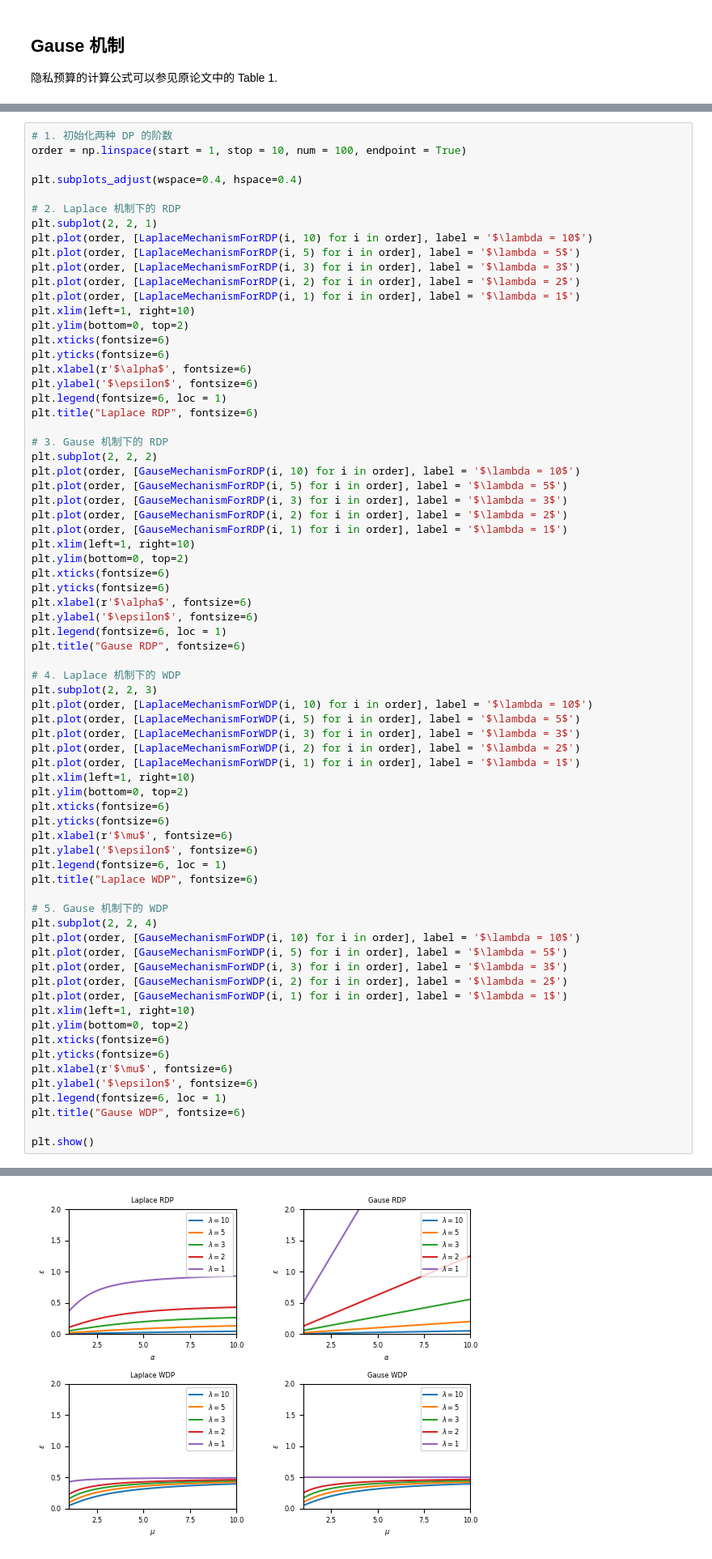
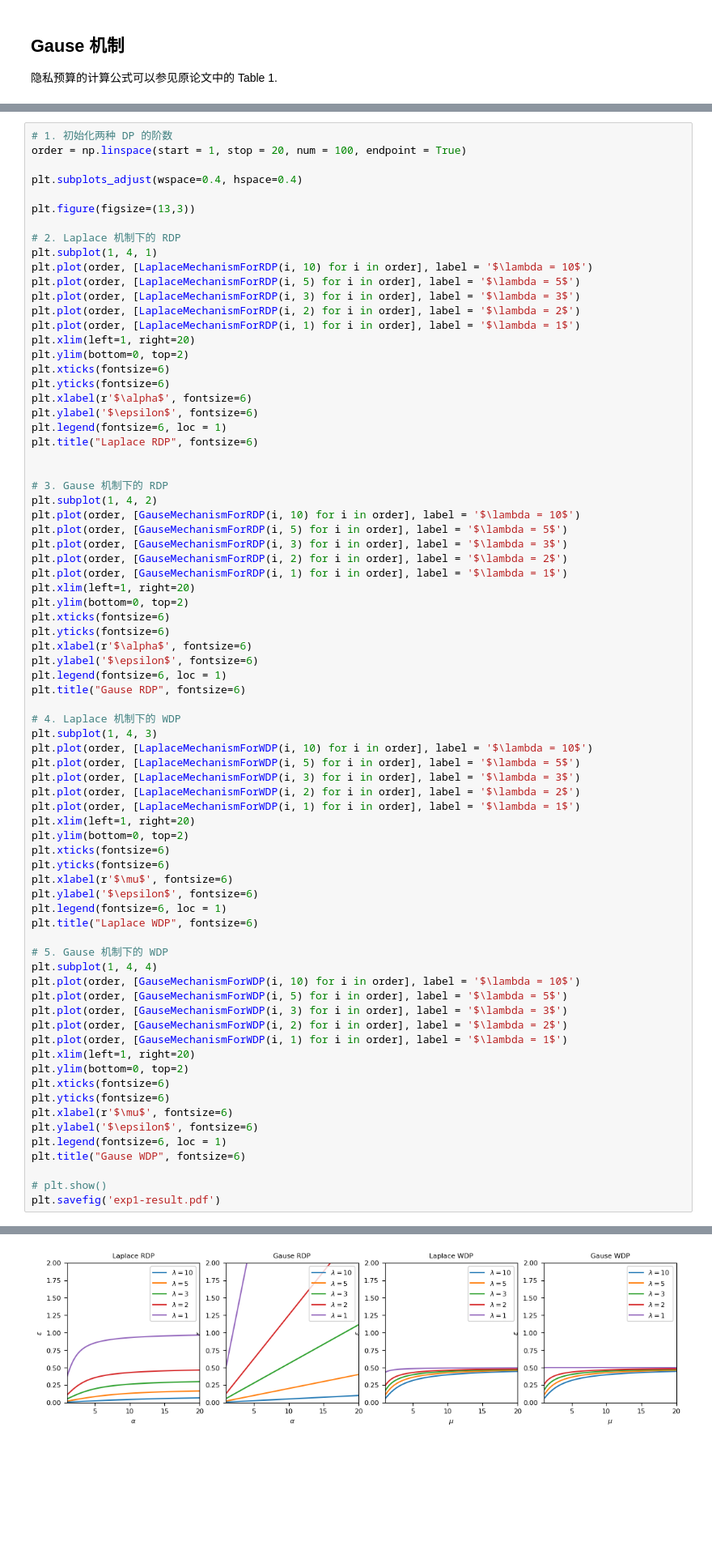
Before and after one commit to AaronPeng920/DPinML, a Jupyter notebook: exp1.ipynb, the cells around one changed output, grey strips where cells are left out. Shown: that part at 81% size. Saved outputs shown, nothing was run; the diff lists cells and outputs as text; blank space fills up the shorter version.

```diff
--- a/exp1.ipynb
+++ b/exp1.ipynb
@@ -108,18 +108,20 @@ def GauseMechanismForWDP(order, scale):
 从实验结果可以看出：对于 WDP，不论是 Laplace 机制还是 Gause 机制，其隐私预算 $\epsilon$ 和阶数 $\mu$ 无关，而 RDP 则有关，特别是 Gause 机制情况下。因此，使用 RDP 需要慎重的选择阶数 $\alpha$，而 WDP 则不需要考虑这个问题。
 # %%
 # 1. 初始化两种 DP 的阶数
-order = np.linspace(start = 1, stop = 10, num = 100, endpoint = True)
+order = np.linspace(start = 1, stop = 20, num = 100, endpoint = True)
 
 plt.subplots_adjust(wspace=0.4, hspace=0.4)
 
+plt.figure(figsize=(13,3))
+
 # 2. Laplace 机制下的 RDP
-plt.subplot(2, 2, 1)
+plt.subplot(1, 4, 1)
 plt.plot(order, [LaplaceMechanismForRDP(i, 10) for i in order], label = '$\lambda = 10$')
 plt.plot(order, [LaplaceMechanismForRDP(i, 5) for i in order], label = '$\lambda = 5$')
 plt.plot(order, [LaplaceMechanismForRDP(i, 3) for i in order], label = '$\lambda = 3$')
 plt.plot(order, [LaplaceMechanismForRDP(i, 2) for i in order], label = '$\lambda = 2$')
 plt.plot(order, [LaplaceMechanismForRDP(i, 1) for i in order], label = '$\lambda = 1$')
-plt.xlim(left=1, right=10)
+plt.xlim(left=1, right=20)
 plt.ylim(bottom=0, top=2)
 plt.xticks(fontsize=6)
 plt.yticks(fontsize=6)
@@ -128,14 +130,15 @@ plt.ylabel('$\epsilon$', fontsize=6)
 plt.legend(fontsize=6, loc = 1)
 plt.title("Laplace RDP", fontsize=6)
 
+
 # 3. Gause 机制下的 RDP
-plt.subplot(2, 2, 2)
+plt.subplot(1, 4, 2)
 plt.plot(order, [GauseMechanismForRDP(i, 10) for i in order], label = '$\lambda = 10$')
 plt.plot(order, [GauseMechanismForRDP(i, 5) for i in order], label = '$\lambda = 5$')
 plt.plot(order, [GauseMechanismForRDP(i, 3) for i in order], label = '$\lambda = 3$')
 plt.plot(order, [GauseMechanismForRDP(i, 2) for i in order], label = '$\lambda = 2$')
 plt.plot(order, [GauseMechanismForRDP(i, 1) for i in order], label = '$\lambda = 1$')
-plt.xlim(left=1, right=10)
+plt.xlim(left=1, right=20)
 plt.ylim(bottom=0, top=2)
 plt.xticks(fontsize=6)
 plt.yticks(fontsize=6)
@@ -145,13 +148,13 @@ plt.legend(fontsize=6, loc = 1)
 plt.title("Gause RDP", fontsize=6)
 
 # 4. Laplace 机制下的 WDP
-plt.subplot(2, 2, 3)
+plt.subplot(1, 4, 3)
 plt.plot(order, [LaplaceMechanismForWDP(i, 10) for i in order], label = '$\lambda = 10$')
 plt.plot(order, [LaplaceMechanismForWDP(i, 5) for i in order], label = '$\lambda = 5$')
 plt.plot(order, [LaplaceMechanismForWDP(i, 3) for i in order], label = '$\lambda = 3$')
 plt.plot(order, [LaplaceMechanismForWDP(i, 2) for i in order], label = '$\lambda = 2$')
 plt.plot(order, [LaplaceMechanismForWDP(i, 1) for i in order], label = '$\lambda = 1$')
-plt.xlim(left=1, right=10)
+plt.xlim(left=1, right=20)
 plt.ylim(bottom=0, top=2)
 plt.xticks(fontsize=6)
 plt.yticks(fontsize=6)
@@ -161,13 +164,13 @@ plt.legend(fontsize=6, loc = 1)
 plt.title("Laplace WDP", fontsize=6)
 
 # 5. Gause 机制下的 WDP
-plt.subplot(2, 2, 4)
+plt.subplot(1, 4, 4)
 plt.plot(order, [GauseMechanismForWDP(i, 10) for i in order], label = '$\lambda = 10$')
 plt.plot(order, [GauseMechanismForWDP(i, 5) for i in order], label = '$\lambda = 5$')
 plt.plot(order, [GauseMechanismForWDP(i, 3) for i in order], label = '$\lambda = 3$')
 plt.plot(order, [GauseMechanismForWDP(i, 2) for i in order], label = '$\lambda = 2$')
 plt.plot(order, [GauseMechanismForWDP(i, 1) for i in order], label = '$\lambda = 1$')
-plt.xlim(left=1, right=10)
+plt.xlim(left=1, right=20)
 plt.ylim(bottom=0, top=2)
 plt.xticks(fontsize=6)
 plt.yticks(fontsize=6)
@@ -176,5 +179,6 @@ plt.ylabel('$\epsilon$', fontsize=6)
 plt.legend(fontsize=6, loc = 1)
 plt.title("Gause WDP", fontsize=6)
 
-plt.show()
+# plt.show()
+plt.savefig('exp1-result.pdf')
 # %% [output]
@@ -181 +186 @@ plt.show()
-[figure, old version]
+[figure, new version]
```
Also changed, not shown: parts of 1 cell of this notebook, 3 other files.
